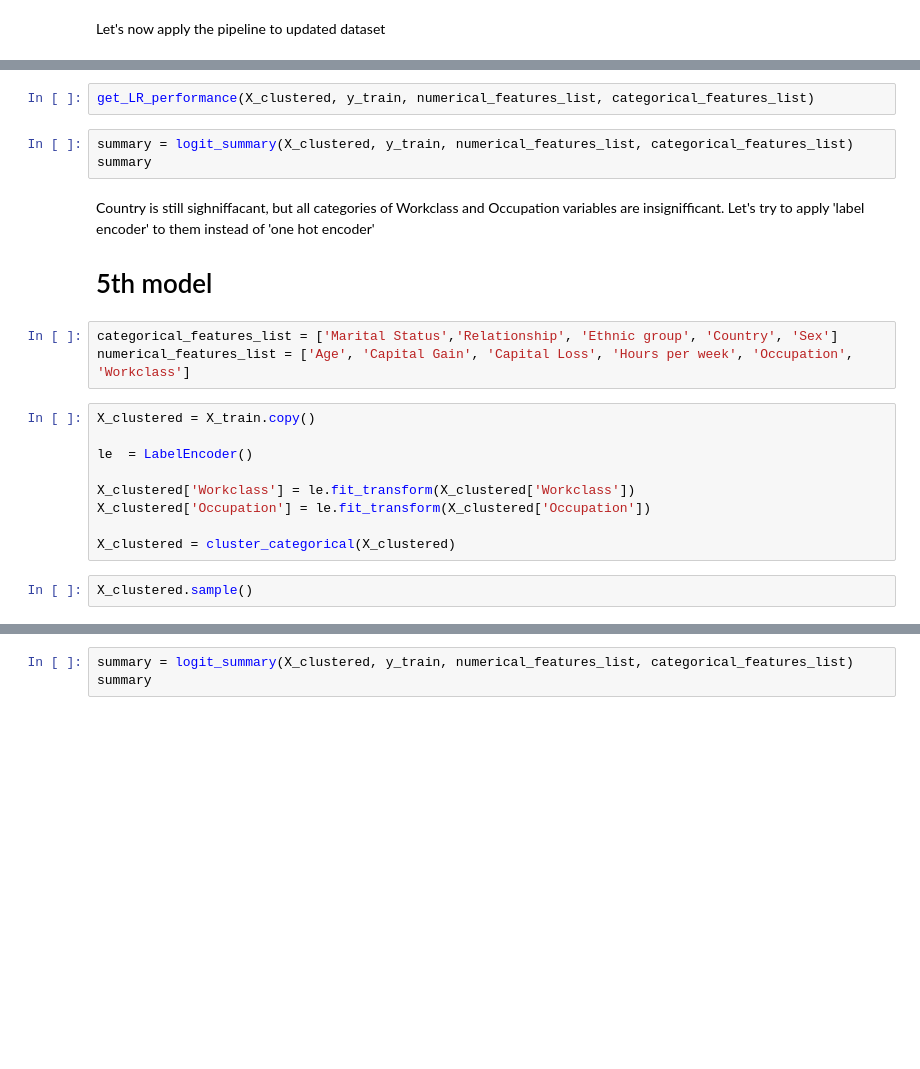
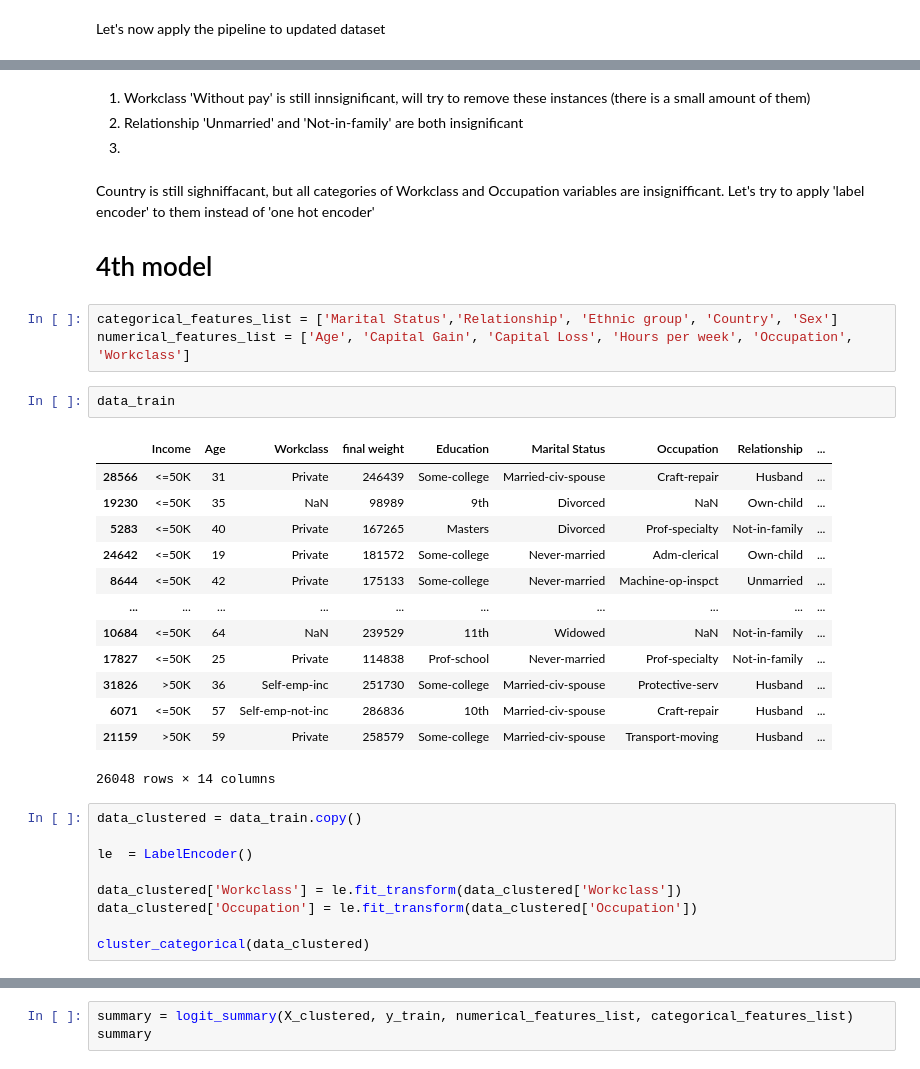
Before and after one commit to nadiia-duiunova/Adults_pet_project, a Jupyter notebook: Logistic regression.ipynb, the cells around one changed output, grey strips where cells are left out. Drawn from its saved outputs; the diff is of its cells as text; blank space fills up the shorter version.

```diff
--- a/Logistic regression.ipynb
+++ b/Logistic regression.ipynb
@@ -435,22 +347,35 @@ X_clustered = cluster_categorical(X_clustered)
-# %%
-get_LR_performance(X_clustered, y_train, numerical_features_list, categorical_features_list)
-# %%
-summary = logit_summary(X_clustered, y_train, numerical_features_list, categorical_features_list)
-summary
+# %% [markdown]
+1. Workclass 'Without pay' is still innsignificant, will try to remove these instances (there is a small amount of them)
+2. Relationship 'Unmarried' and 'Not-in-family' are both insignificant
+3.
 # %% [markdown]
 Country is still sighniffacant, but all categories of Workclass and Occupation variables are insignifficant. Let's try to apply 'label encoder' to them instead of 'one hot encoder'
-# 5th model
+# 4th model
 # %%
 categorical_features_list = ['Marital Status','Relationship', 'Ethnic group', 'Country', 'Sex']
 numerical_features_list = ['Age', 'Capital Gain', 'Capital Loss', 'Hours per week', 'Occupation', 'Workclass']
+# %%
+data_train
+# %% [output]
+|  | Income | Age | Workclass | final weight | Education | Marital Status | Occupation | Relationship | ... |
+| 28566 | <=50K | 31 | Private | 246439 | Some-college | Married-civ-spouse | Craft-repair | Husband | ... |
+| 19230 | <=50K | 35 | NaN | 98989 | 9th | Divorced | NaN | Own-child | ... |
+| 5283 | <=50K | 40 | Private | 167265 | Masters | Divorced | Prof-specialty | Not-in-family | ... |
+| 24642 | <=50K | 19 | Private | 181572 | Some-college | Never-married | Adm-clerical | Own-child | ... |
+| 8644 | <=50K | 42 | Private | 175133 | Some-college | Never-married | Machine-op-inspct | Unmarried | ... |
+| ... | ... | ... | ... | ... | ... | ... | ... | ... | ... |
+| 10684 | <=50K | 64 | NaN | 239529 | 11th | Widowed | NaN | Not-in-family | ... |
+| 17827 | <=50K | 25 | Private | 114838 | Prof-school | Never-married | Prof-specialty | Not-in-family | ... |
+| 31826 | >50K | 36 | Self-emp-inc | 251730 | Some-college | Married-civ-spouse | Protective-serv | Husband | ... |
+| 6071 | <=50K | 57 | Self-emp-not-inc | 286836 | 10th | Married-civ-spouse | Craft-repair | Husband | ... |
+| 21159 | >50K | 59 | Private | 258579 | Some-college | Married-civ-spouse | Transport-moving | Husband | ... |
+26048 rows × 14 columns
 # %%
-X_clustered = X_train.copy()
+data_clustered = data_train.copy()
 
 le  = LabelEncoder()
 
-X_clustered['Workclass'] = le.fit_transform(X_clustered['Workclass'])
-X_clustered['Occupation'] = le.fit_transform(X_clustered['Occupation'])
+data_clustered['Workclass'] = le.fit_transform(data_clustered['Workclass'])
+data_clustered['Occupation'] = le.fit_transform(data_clustered['Occupation'])
 
-X_clustered = cluster_categorical(X_clustered)
+cluster_categorical(data_clustered)
-# %%
-X_clustered.sample()
```
Also changed, not shown: parts of 63 cells of this notebook.
